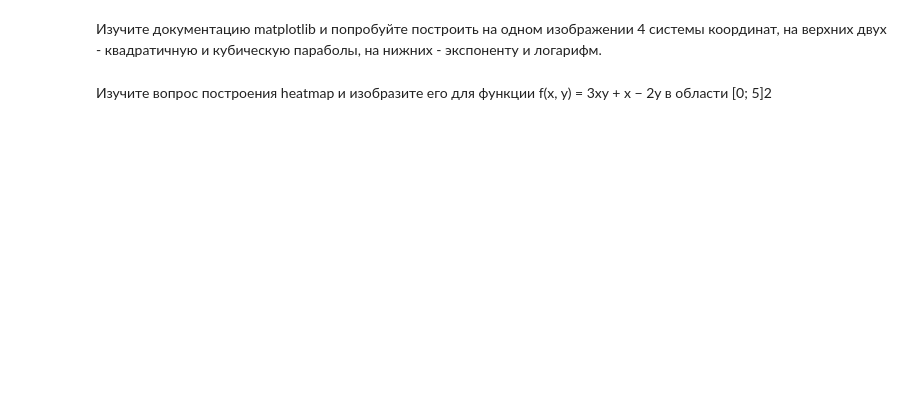
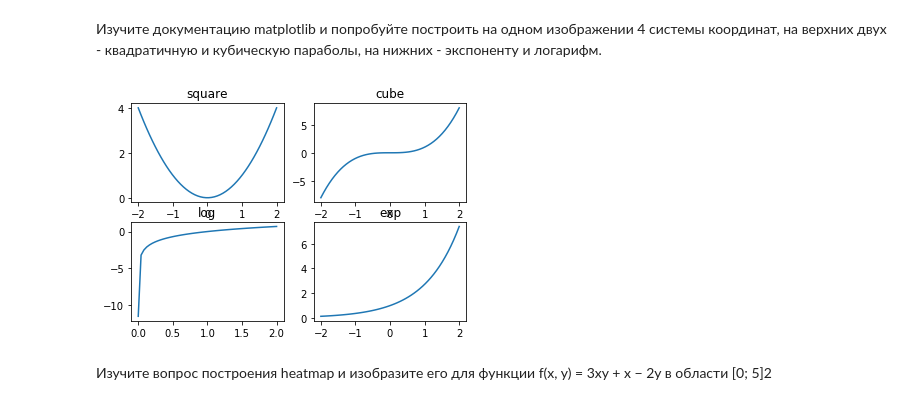
Before and after one commit to sash-tsvet/Python, a Jupyter notebook: Hometask 1.ipynb, the cells around one changed output. Saved outputs shown, nothing was run; the diff lists cells and outputs as text; code cells hidden in the pictures; blank space fills up the shorter version.

```diff
--- a/Hometask 1.ipynb
+++ b/Hometask 1.ipynb
@@ -42,4 +392,27 @@
 # %% [markdown]
 Изучите документацию matplotlib и попробуйте построить на одном изображении 4 системы координат, на верхних двух - квадратичную и кубическую параболы, на нижних - экспоненту и логарифм.
+# %%
+import math
+x = np.linspace(-2, 2)
+
+plt.figure(1)
+plt.subplot(221)
+plt.title('square')
+plt.plot(x, [y**2 for y in  np.linspace(-2, 2)])
+
+plt.subplot(222)
+plt.title('cube')
+plt.plot(x, [y**3 for y in  np.linspace(-2, 2)])
+
+plt.subplot(223)
+plt.title('log')
+plt.plot(np.linspace(0.00001, 2), [math.log(y) for y in  np.linspace(0.00001, 2)])
+
+plt.subplot(224)
+plt.title('exp')
+plt.plot(x, [math.exp(y) for y in  np.linspace(-2, 2)])
+plt.show()
+# %% [output]
+[figure, added]
 # %% [markdown]
 Изучите вопрос построения heatmap и изобразите его для функции f(x, y) = 3xy + x − 2y в области [0; 5]2
```
Also changed, not shown: parts of 20 cells of this notebook, 6 other files.
